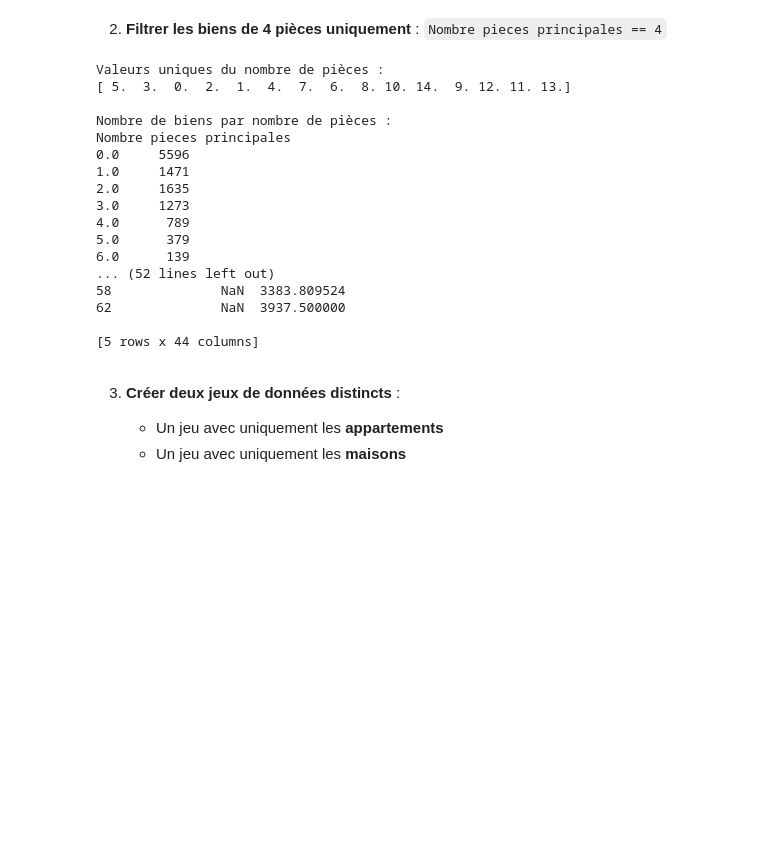
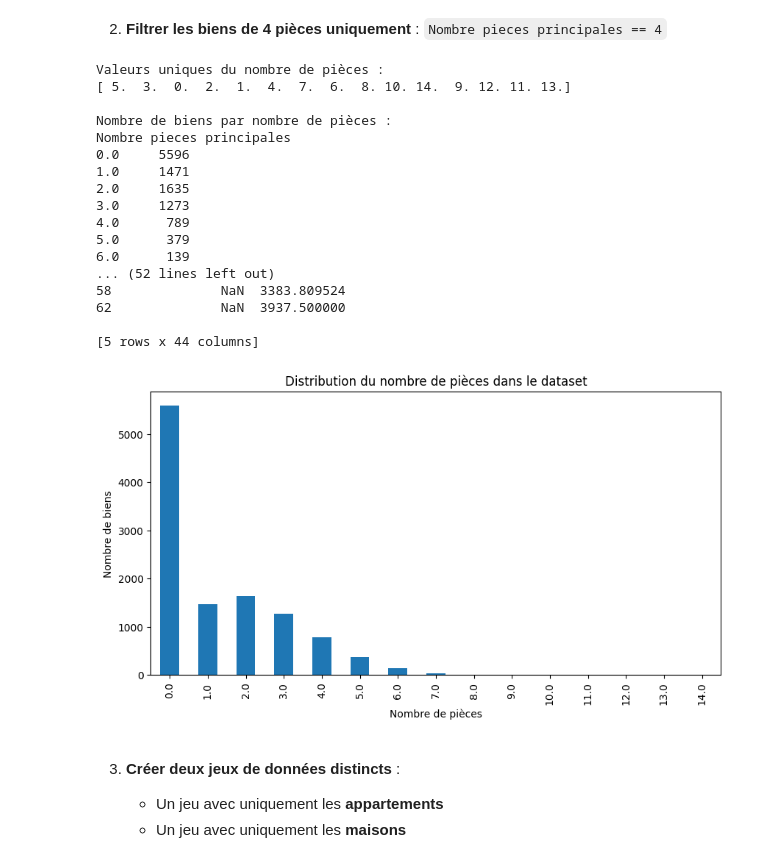
Before and after one commit to lougail/predicteur_prix_immobilier, a Jupyter notebook: notebooks/phase_1_lille.ipynb, the cells around one changed output. Saved outputs shown, nothing was run; the diff lists cells and outputs as text; code cells hidden in the pictures; blank space fills up the shorter version.

```diff
--- a/notebooks/phase_1_lille.ipynb
+++ b/notebooks/phase_1_lille.ipynb
@@ -63,33 +71,42 @@ Dimensions du DataFrame (lignes, colonnes) :
 # %%
 print("Valeurs uniques du nombre de pièces :")
 print(data_lille["Nombre pieces principales"].unique())
 print("\nNombre de biens par nombre de pièces :")
 print(data_lille["Nombre pieces principales"].value_counts().sort_index())
 
 data_4pieces = data_lille[data_lille["Nombre pieces principales"] == 4]
 
 # Vérifier le résultat
 print("\nNombre de biens de 4 pièces :", len(data_4pieces))
 print("\nAperçu des biens de 4 pièces :")
 print(data_4pieces.head())
+
+# Visualisation de la distribution des pièces
+plt.figure(figsize=(10, 5))
+data_lille["Nombre pieces principales"].value_counts().sort_index().plot(kind='bar')
+plt.title('Distribution du nombre de pièces dans le dataset')
+plt.xlabel('Nombre de pièces')
+plt.ylabel('Nombre de biens')
+plt.show()
 # %% [output]
 Valeurs uniques du nombre de pièces :
 [ 5.  3.  0.  2.  1.  4.  7.  6.  8. 10. 14.  9. 12. 11. 13.]
 
 Nombre de biens par nombre de pièces :
 Nombre pieces principales
 0.0     5596
 1.0     1471
 2.0     1635
 3.0     1273
 4.0      789
 5.0      379
 6.0      139
 ... (52 lines left out)
 58              NaN  3383.809524
 62              NaN  3937.500000
 
 [5 rows x 44 columns]
+[figure, added]
 # %% [markdown]
 
 3. **Créer deux jeux de données distincts** :
```
Also changed, not shown: parts of 17 cells of this notebook, 1 other file.
